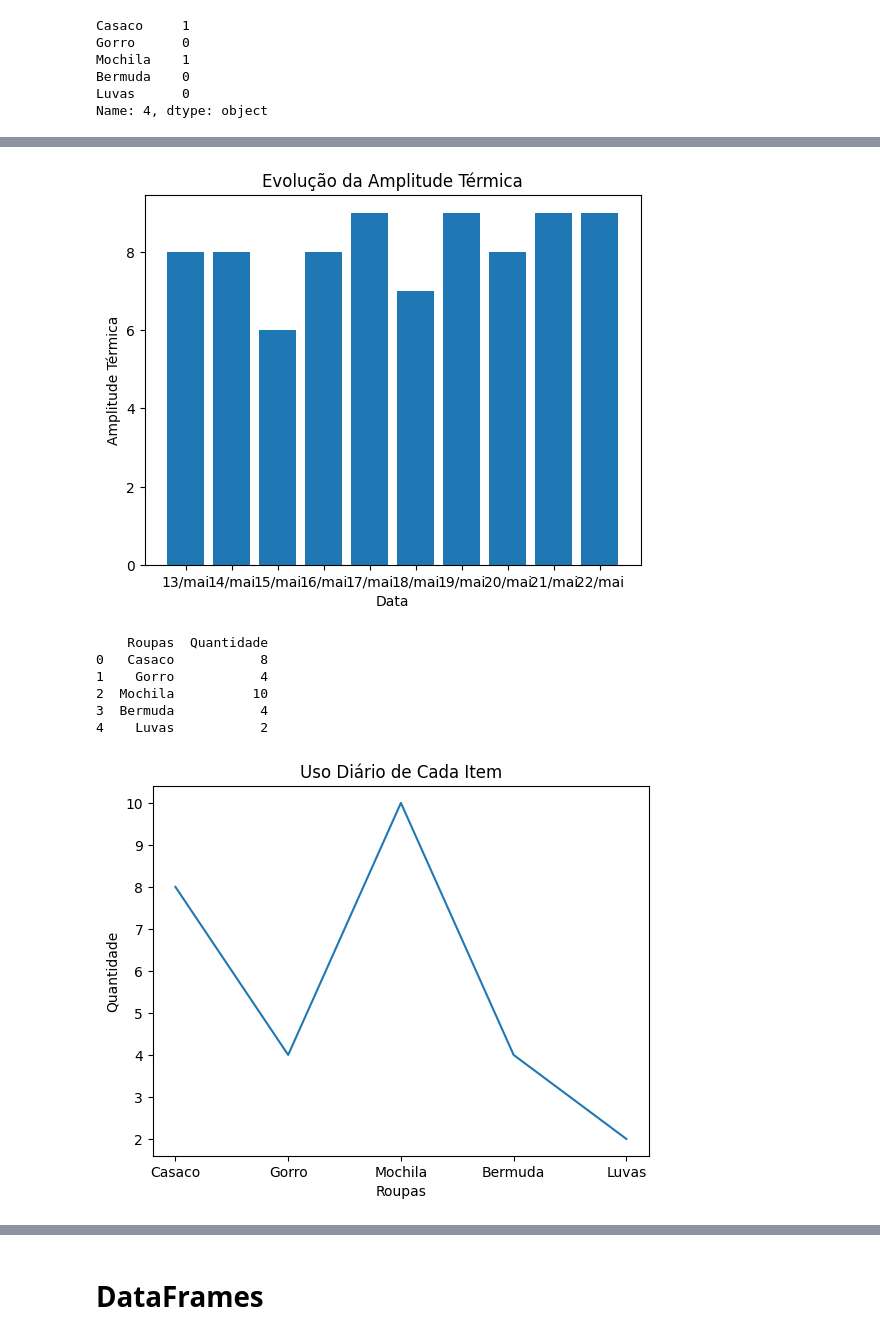
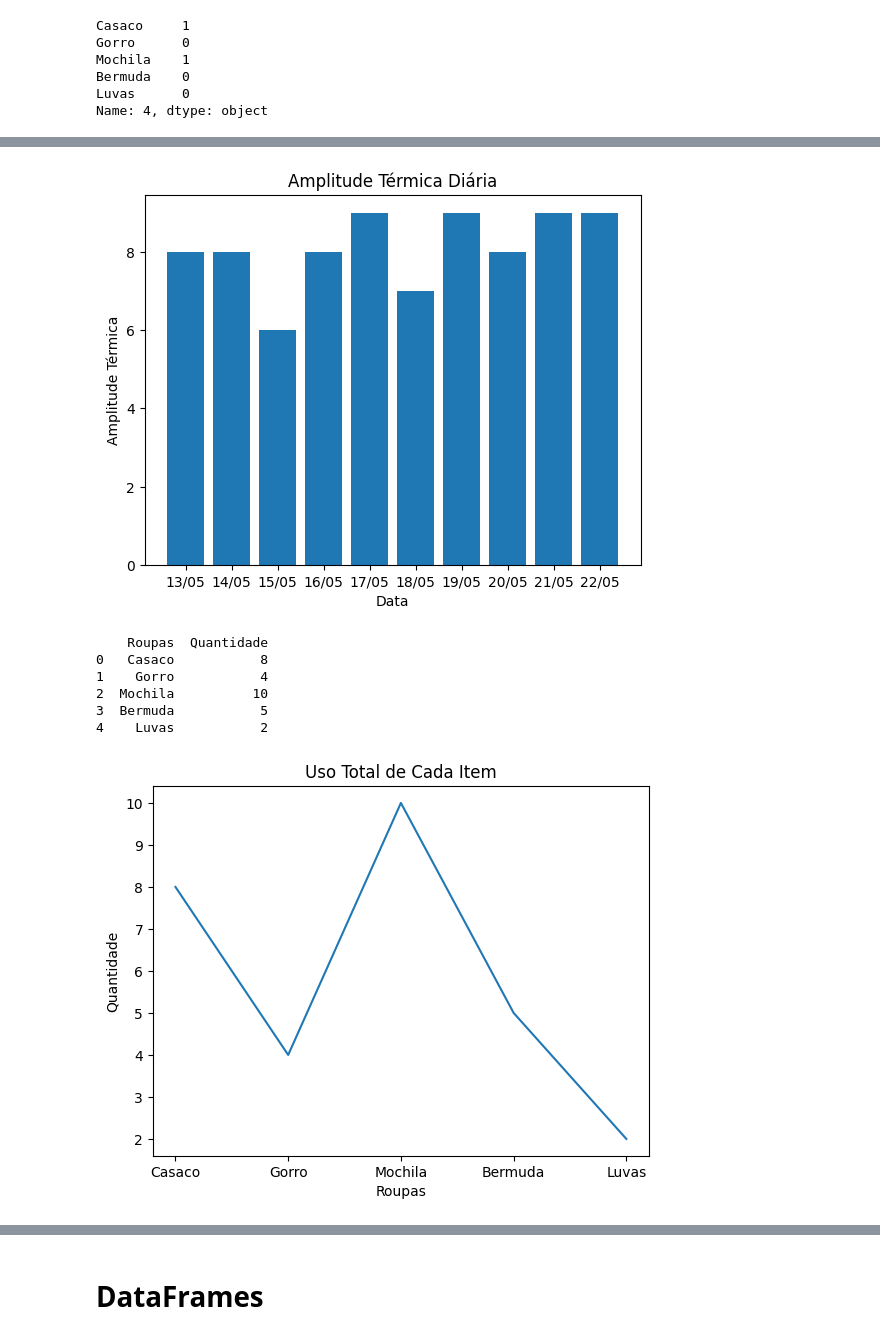
Before and after one commit to ResidenciaSerratecDados/AnaliseDadosPython, a Jupyter notebook: Tempo/Pandas_Series_Dataframes.ipynb, the cells around one changed output, grey strips where cells are left out. Saved outputs shown, nothing was run; the diff lists cells and outputs as text; code cells hidden in the pictures.

```diff
--- a/Tempo/Pandas_Series_Dataframes.ipynb
+++ b/Tempo/Pandas_Series_Dataframes.ipynb
@@ -348,6 +348,6 @@ print(temperatura_maxima)
 # %% [output]
 {'13/05': 21, '14/05': 20, '15/05': 21, '16/05': 22, '17/05': 23, '18/05': 22, '19/05': 23, '20/05': 23, '21/05': 25, '22/05': 25}
 # %%
-ler_base = pd.read_csv('TempoMaio25.csv', sep = ';') # Ler o arquico CSV separado por virgulas
+ler_base = pd.read_excel('TempoMaio25.xlsx') # Ler o arquico XLSX em coluna organizada
 print(ler_base)
 # %% [output]
@@ -439,13 +439,13 @@ plt.show()
 # %%
 amplitude_termica = ler_base['Amplitude_Termica']# Questão 6 - Gráfico em barras
-data = ler_base['Data']
+data = ler_base['Data'].dt.strftime("%d/%m")
 plt.bar(data, amplitude_termica)
 plt.xlabel('Data')
 plt.ylabel('Amplitude Térmica')
-plt.title('Evolução da Amplitude Térmica')
+plt.title('Amplitude Térmica Diária')
 plt.show()
 # %% [output]
-[figure, old version]
+[figure, new version]
 # %%
 itens = {
     'Roupas': ['Casaco', 'Gorro', 'Mochila', 'Bermuda', 'Luvas'],
@@ -459,20 +459,20 @@ print(df_itens)
 0   Casaco           8
 1    Gorro           4
 2  Mochila          10
-3  Bermuda           4
+3  Bermuda           5
 4    Luvas           2
 # %%
 roupa = itens['Roupas']
 quantidade = itens['Quantidade']
 
 plt.plot(roupa, quantidade)
 plt.xlabel('Roupas')
 plt.ylabel('Quantidade')
-plt.title('Uso Diário de Cada Item')
+plt.title('Uso Total de Cada Item')
 plt.show()
 #Gráfico em linhas - Questão 7
 # %% [output]
-[figure, old version]
+[figure, new version]
 # %%
 roupa = itens['Roupas']
 quantidade = itens['Quantidade']
```
Also changed, not shown: parts of 12 cells of this notebook, 2 other files.
